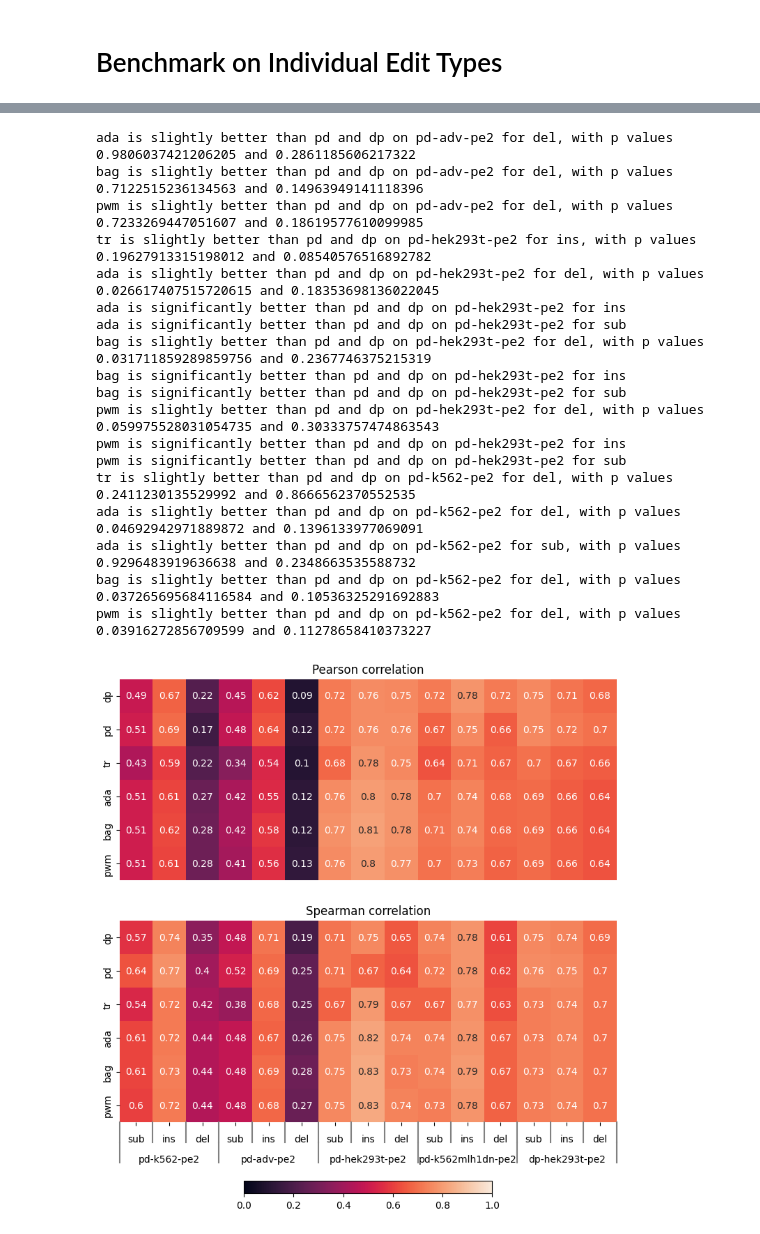
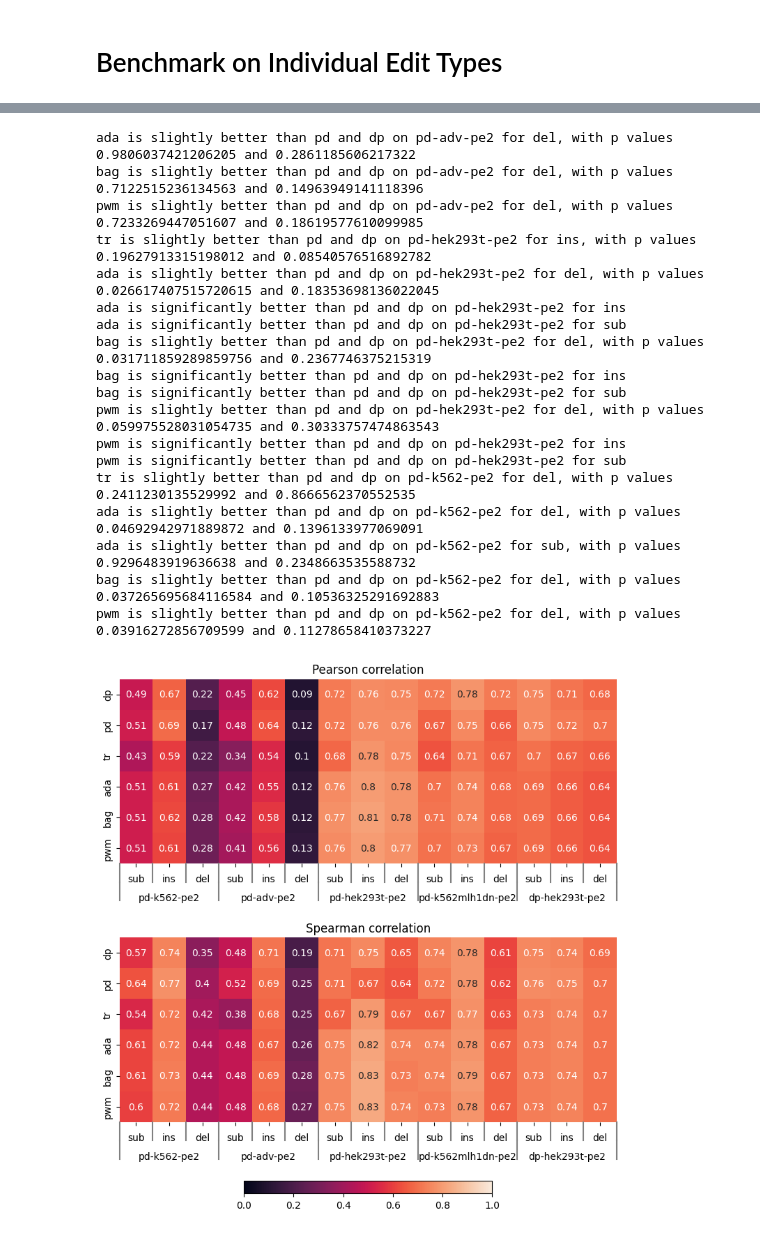
Before and after one commit to PeihengLu/ox-dissertation, a Jupyter notebook: benchmark.ipynb, the cells around one changed output, grey strips where cells are left out. Saved outputs shown, nothing was run; the diff lists cells and outputs as text; code cells hidden in the pictures.

```diff
--- a/benchmark.ipynb
+++ b/benchmark.ipynb
@@ -113,6 +113,11 @@ import pandas as pd
 
 df_pearson = pd.read_csv(pjoin('models', 'data', 'performance', 'all_models_pearson.csv'), index_col=0)
 df_spearman = pd.read_csv(pjoin('models', 'data', 'performance', 'all_models_spearman.csv'), index_col=0)
+
+# sort the models based on dataset name
+df_pearson = df_pearson.reindex(sorted(df_pearson.columns), axis=1)
+df_spearman = df_spearman.reindex(sorted(df_spearman.columns), axis=1)
+
 # each cell is a list
 df_pearson = df_pearson.applymap(lambda x: literal_eval(x))
 df_spearman = df_spearman.applymap(lambda x: literal_eval(x))
@@ -175,7 +180,7 @@ axes[0].set_yticklabels(['-'.join(x.split('.')[0].split('-')[1:]) for x in df_pe
 # update font size of the axes
 for ax in axes:
     ax.tick_params(axis='both', which='major', labelsize=12)
-    ax.set_xticklabels(ax.get_xticklabels(), rotation=25)
+    ax.set_xticklabels(ax.get_xticklabels(), rotation=0)
 # plt.tight_layout()
 plt.savefig(pjoin('dissertation', 'figures', 'all_models_performance.png'), dpi=300, bbox_inches='tight')
 # %% [output]
@@ -421,38 +426,42 @@ sns.heatmap(df_pearson_mean.T, annot=True, ax=axes[0], vmin=0, vmax=1, cbar=Fals
 axes[0].set_title('Pearson correlation')
 sns.heatmap(df_spearman_mean.T, annot=True, ax=axes[1], vmin=0, vmax=1, cbar=False)
 axes[1].set_title('Spearman correlation')
-# use one cbar for both axes
-fig.colorbar(axes[0].collections[0], ax=axes, location='bottom'
-             ,orientation='horizontal', shrink=0.5, pad=0.1)
+
 axes[0].set_xlabel('')
-axes[0].set_xticks([])
+# replace y tick labels with secondary y axis
+axes[0].set_xticklabels([])
 axes[1].set_xlabel('')
-
 # replace y tick labels with secondary y axis
 axes[1].set_xticklabels([])
 label_group_bar_table(axes[1], df_pearson_mean)
+label_group_bar_table(axes[0], df_pearson_mean)
+# increase spacing between the two axes
+plt.subplots_adjust(hspace=0.4)
+# use one cbar for both axes
+fig.colorbar(axes[1].collections[0], ax=axes, location='bottom'
+             ,orientation='horizontal', shrink=0.5, pad=0.1)
 # # set the y axis label
 # axes[0].set_ylabel('Model')
 # axes[1].set_ylabel('Model')
 # save the figure
 plt.savefig(pjoin('dissertation', 'figures', 'all_models_performance-edits.png'), dpi=300, bbox_inches='tight')
 # %% [output]
 ada is slightly better than pd and dp on pd-adv-pe2 for del, with p values 0.9806037421206205 and 0.2861185606217322
 bag is slightly better than pd and dp on pd-adv-pe2 for del, with p values 0.7122515236134563 and 0.14963949141118396
 pwm is slightly better than pd and dp on pd-adv-pe2 for del, with p values 0.7233269447051607 and 0.18619577610099985
 tr is slightly better than pd and dp on pd-hek293t-pe2 for ins, with p values 0.19627913315198012 and 0.08540576516892782
 ada is slightly better than pd and dp on pd-hek293t-pe2 for del, with p values 0.026617407515720615 and 0.18353698136022045
 ada is significantly better than pd and dp on pd-hek293t-pe2 for ins
 ada is significantly better than pd and dp on pd-hek293t-pe2 for sub
 bag is slightly better than pd and dp on pd-hek293t-pe2 for del, with p values 0.031711859289859756 and 0.2367746375215319
 bag is significantly better than pd and dp on pd-hek293t-pe2 for ins
 bag is significantly better than pd and dp on pd-hek293t-pe2 for sub
 pwm is slightly better than pd and dp on pd-hek293t-pe2 for del, with p values 0.059975528031054735 and 0.30333757474863543
 pwm is significantly better than pd and dp on pd-hek293t-pe2 for ins
 pwm is significantly better than pd and dp on pd-hek293t-pe2 for sub
 tr is slightly better than pd and dp on pd-k562-pe2 for del, with p values 0.2411230135529992 and 0.8666562370552535
 ada is slightly better than pd and dp on pd-k562-pe2 for del, with p values 0.04692942971889872 and 0.1396133977069091
 ada is slightly better than pd and dp on pd-k562-pe2 for sub, with p values 0.9296483919636638 and 0.2348663535588732
 bag is slightly better than pd and dp on pd-k562-pe2 for del, with p values 0.037265695684116584 and 0.10536325291692883
 pwm is slightly better than pd and dp on pd-k562-pe2 for del, with p values 0.03916272856709599 and 0.11278658410373227
-[figure, old version]
+[figure, new version]
```
Also changed, not shown: parts of 1 cell of this notebook, 31 other files.
